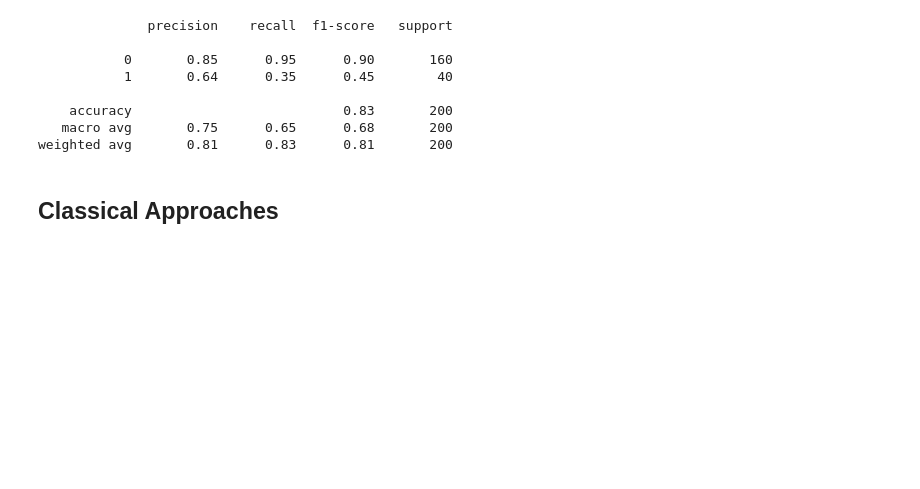
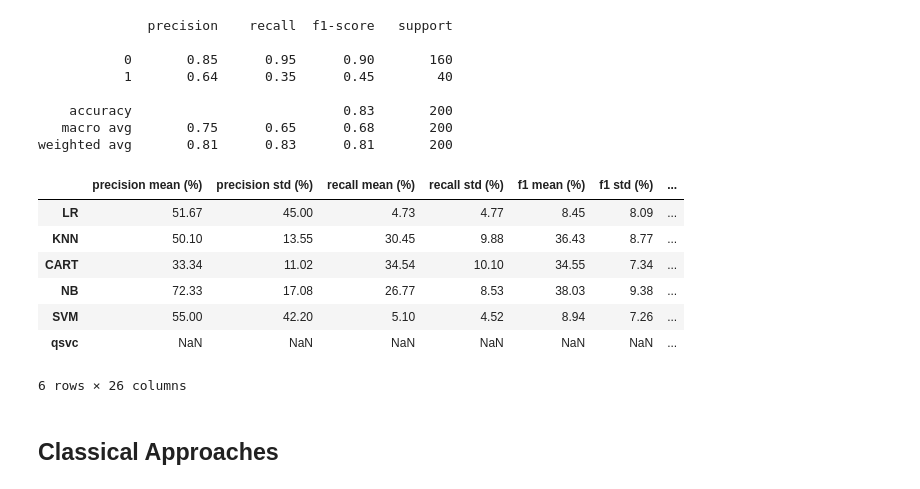
Before and after one commit to Christophe-pere/An-encoding-perspective-for-quantum-classification-advantage-using-NISQ-algorithms, a Jupyter notebook: LDA_benchmark_ML_QML.ipynb, the cells around one changed output. Saved outputs shown, nothing was run; the diff lists cells and outputs as text; code cells hidden in the pictures; blank space fills up the shorter version.

```diff
--- a/LDA_benchmark_ML_QML.ipynb
+++ b/LDA_benchmark_ML_QML.ipynb
@@ -250,7 +250,20 @@ weighted avg       0.81      0.83      0.81       200
 # %%
 _models = []
 _models.append(('qsvc',svc))
-evaluate_ml_model(_models, sample_train, label_train, n_fold=10, metric=metric)
+_metrics = ['precision', 'recall', 'f1', 'accuracy', 'balanced_accuracy', 'matthews_corrcoef']
+for metric in _metrics:
+    df_results= pd.concat([df_results, evaluate_ml_model(_models, sample_train, label_train, n_fold=10, metric=metric)], axis=1)
+# %%
+df_results
+# %% [output]
+|  | precision mean (%) | precision std (%) | recall mean (%) | recall std (%) | f1 mean (%) | f1 std (%) | ... |
+| LR | 51.67 | 45.00 | 4.73 | 4.77 | 8.45 | 8.09 | ... |
+| KNN | 50.10 | 13.55 | 30.45 | 9.88 | 36.43 | 8.77 | ... |
+| CART | 33.34 | 11.02 | 34.54 | 10.10 | 34.55 | 7.34 | ... |
+| NB | 72.33 | 17.08 | 26.77 | 8.53 | 38.03 | 9.38 | ... |
+| SVM | 55.00 | 42.20 | 5.10 | 4.52 | 8.94 | 7.26 | ... |
+| qsvc | NaN | NaN | NaN | NaN | NaN | NaN | ... |
+6 rows × 26 columns
 # %% [markdown]
 ## Classical Approaches
 # %%
```
Also changed, not shown: 6 other files.
